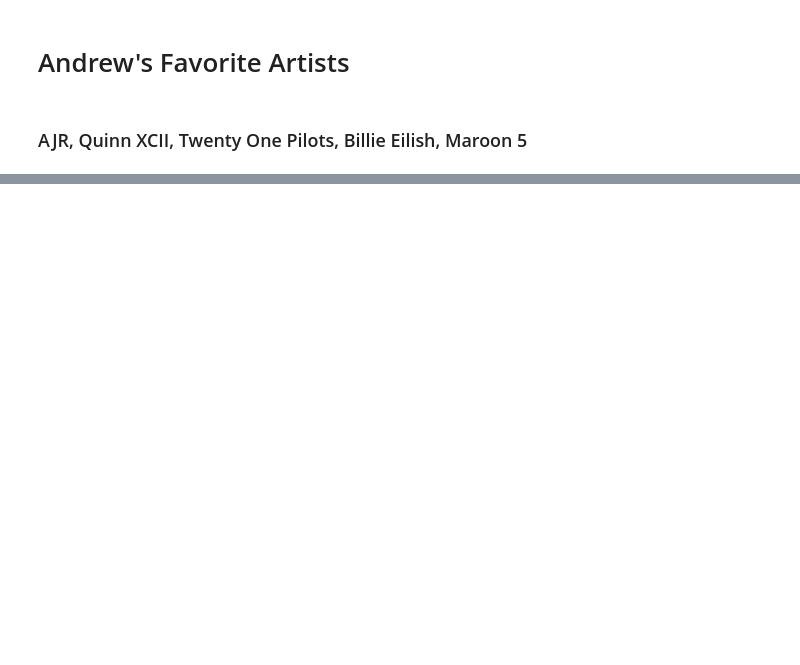
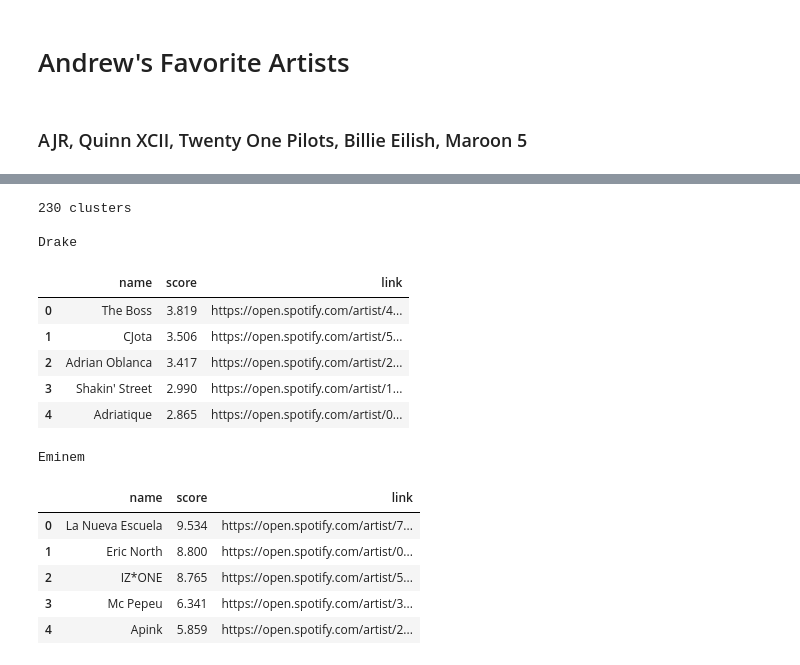
Before and after one commit to TylerJang27/Twitifynd, a Jupyter notebook: logs_demo.ipynb, the cells around one changed output, grey strips where cells are left out. Saved outputs shown, nothing was run; the diff lists cells and outputs as text; code cells hidden in the pictures; blank space fills up the shorter version.

```diff
--- a/logs_demo.ipynb
+++ b/logs_demo.ipynb
@@ -356,0 +374,19 @@ Maroon 5
+# %%
+display_recs(['3TVXtAsR1Inumwj472S9r4', '7dGJo4pcD2V6oG8kP0tJRR'], 16)
+# %% [output]
+230 clusters
+
+Drake
+|  | name | score | link |
+| 0 | The Boss | 3.819 | https://open.spotify.com/artist/4... |
+| 1 | CJota | 3.506 | https://open.spotify.com/artist/5... |
+| 2 | Adrian Oblanca | 3.417 | https://open.spotify.com/artist/2... |
+| 3 | Shakin' Street | 2.990 | https://open.spotify.com/artist/1... |
+| 4 | Adriatique | 2.865 | https://open.spotify.com/artist/0... |
+Eminem
+|  | name | score | link |
+| 0 | La Nueva Escuela | 9.534 | https://open.spotify.com/artist/7... |
+| 1 | Eric North | 8.800 | https://open.spotify.com/artist/0... |
+| 2 | IZ*ONE | 8.765 | https://open.spotify.com/artist/5... |
+| 3 | Mc Pepeu | 6.341 | https://open.spotify.com/artist/3... |
+| 4 | Apink | 5.859 | https://open.spotify.com/artist/2... |
```
Also changed, not shown: parts of 11 cells of this notebook, 32 other files.
